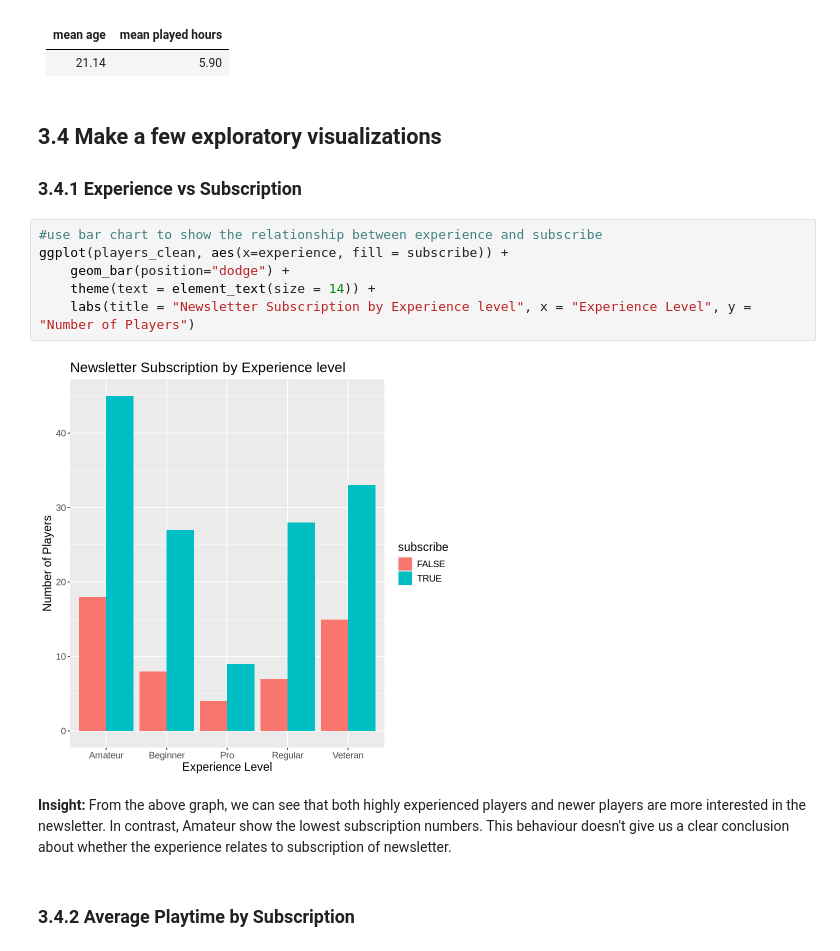
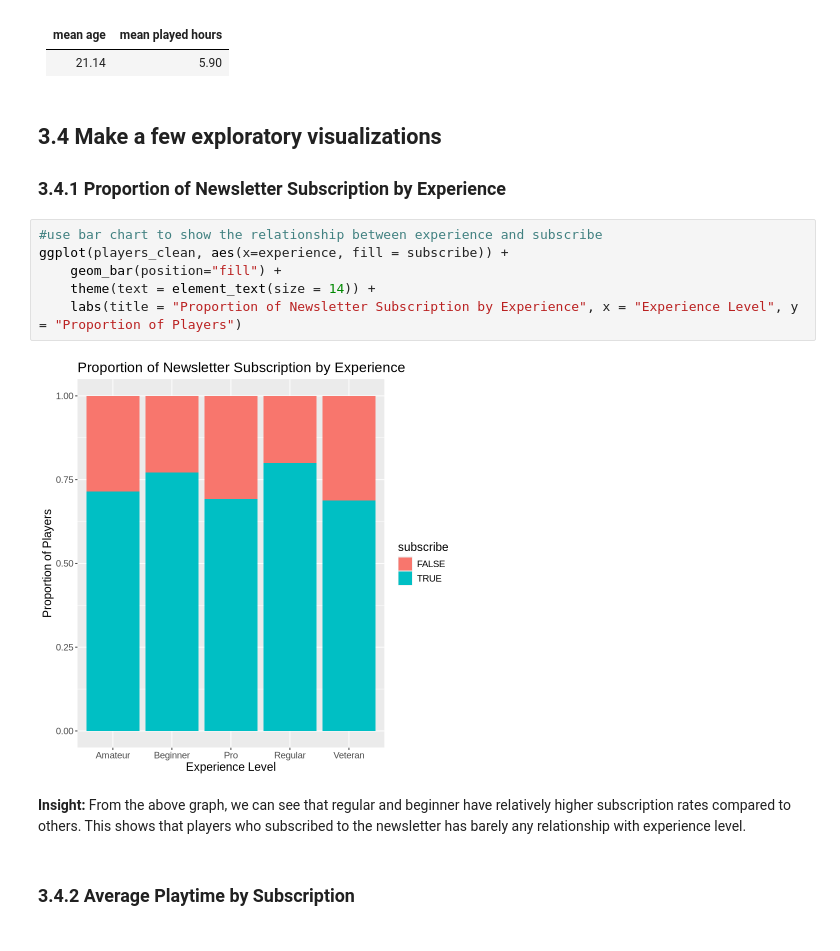
Before and after one commit to cxlu930/dsci-100-individual, a Jupyter notebook: Individual_stage.ipynb, the cells around one changed output. Saved outputs shown, nothing was run; the diff lists cells and outputs as text.

```diff
--- a/Individual_stage.ipynb
+++ b/Individual_stage.ipynb
@@ -195,18 +192,18 @@ A tibble: 1 × 2
 |21.14|5.90|
 # %% [markdown]
 ## 3.4 Make a few exploratory visualizations
-### 3.4.1 Experience vs Subscription
+### 3.4.1 Proportion of Newsletter Subscription by Experience
 # %%
 #use bar chart to show the relationship between experience and subscribe
 ggplot(players_clean, aes(x=experience, fill = subscribe)) +
-    geom_bar(position="dodge") +
+    geom_bar(position="fill") +
     theme(text = element_text(size = 14)) +
-    labs(title = "Newsletter Subscription by Experience level", x = "Experience Level", y = "Number of Players")
+    labs(title = "Proportion of Newsletter Subscription by Experience", x = "Experience Level", y = "Proportion of Players")
 # %% [output]
-[figure, old version]
+[figure, new version]
 # %% [markdown]
 **Insight:**
-From the above graph, we can see that both highly experienced players and newer players are more interested in the newsletter. In contrast, Amateur show the lowest subscription numbers. This behaviour doesn't give us a clear conclusion about whether the experience relates to subscription of newsletter.
+From the above graph, we can see that regular and beginner have relatively higher subscription rates compared to others. This shows that players who subscribed to the newsletter has barely any relationship with experience level.
 # %% [markdown]
 ### 3.4.2 Average Playtime by Subscription
 # %%
```
Also changed, not shown: parts of 9 cells of this notebook.
